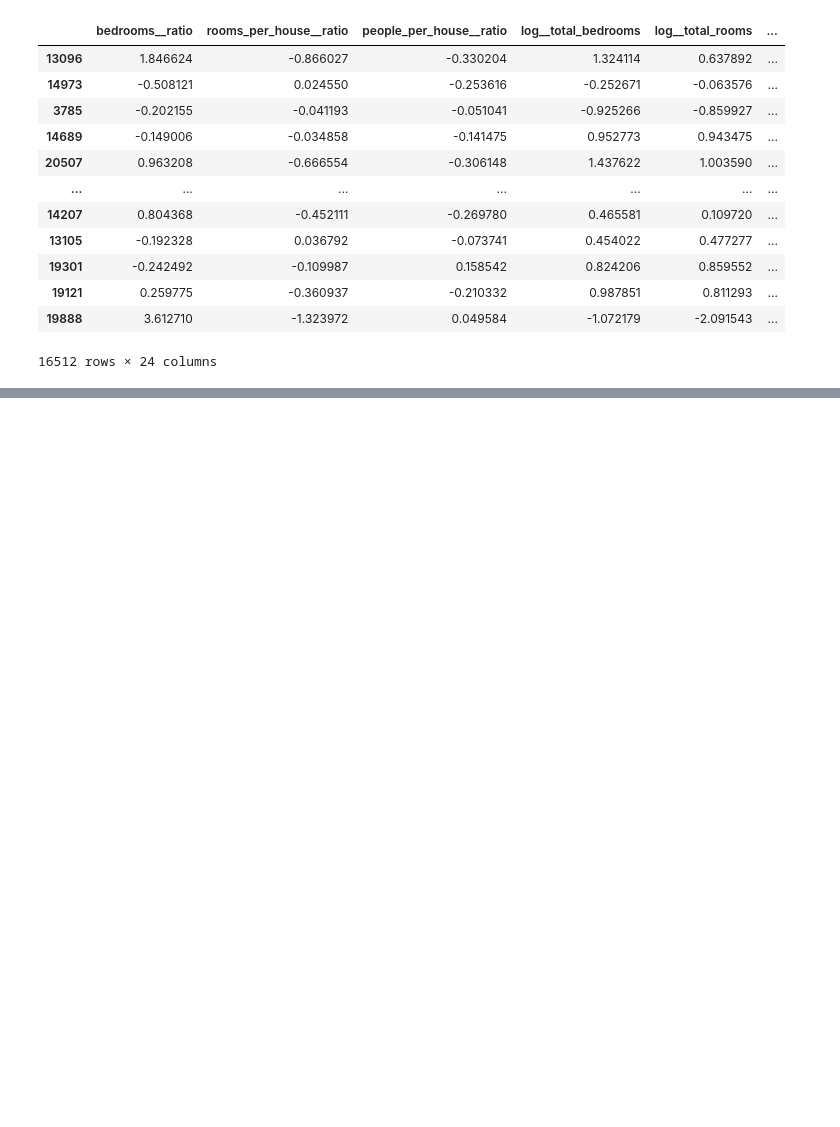
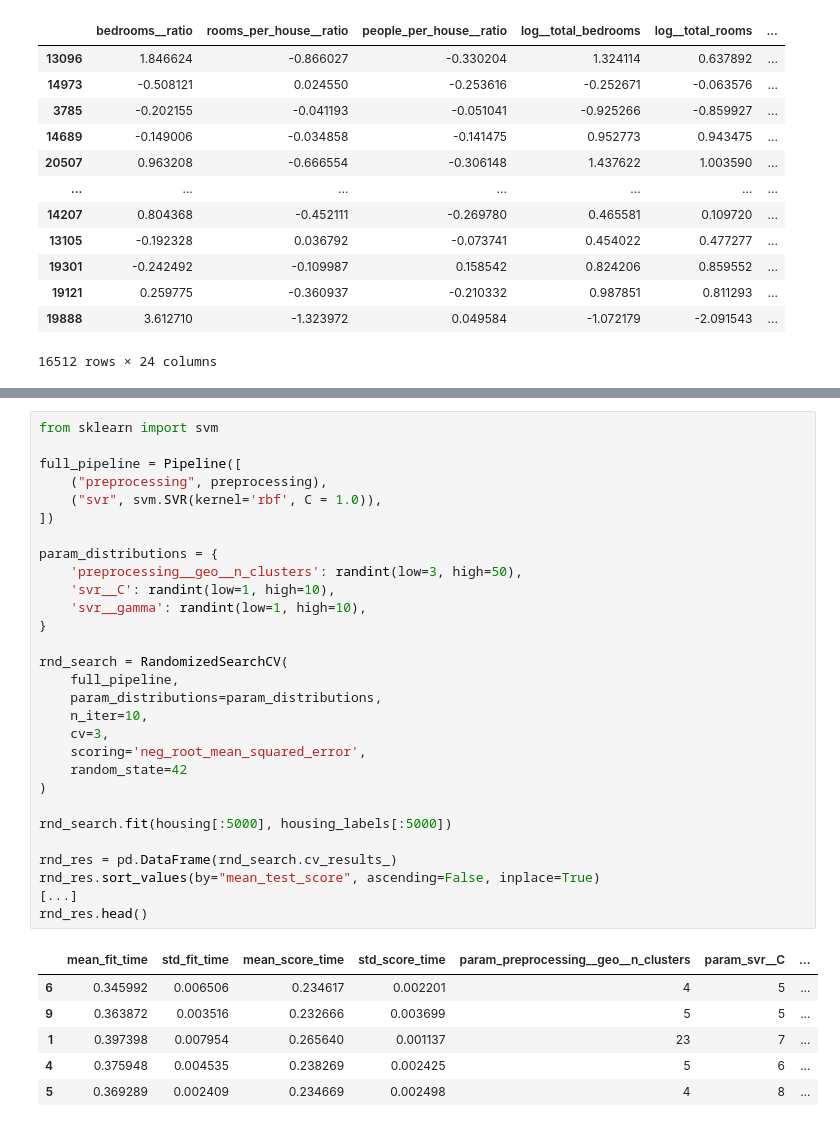
Before and after one commit to be-ayush/ai-ml-learning, a Jupyter notebook: HOML/HOML3_Chapter2_E2E_Machine_Learning_Project.ipynb, the cells around one changed output, grey strips where cells are left out. Saved outputs shown, nothing was run; the diff lists cells and outputs as text; blank space fills up the shorter version.

```diff
--- a/HOML/HOML3_Chapter2_E2E_Machine_Learning_Project.ipynb
+++ b/HOML/HOML3_Chapter2_E2E_Machine_Learning_Project.ipynb
@@ -623,0 +939,36 @@ housing_prepared_df
+# %%
+from sklearn import svm
+
+full_pipeline = Pipeline([
+    ("preprocessing", preprocessing),
+    ("svr", svm.SVR(kernel='rbf', C = 1.0)),
+])
+
+param_distributions = {
+    'preprocessing__geo__n_clusters': randint(low=3, high=50),
+    'svr__C': randint(low=1, high=10),
+    'svr__gamma': randint(low=1, high=10),
+}
+
+rnd_search = RandomizedSearchCV(
+    full_pipeline,
+    param_distributions=param_distributions,
+    n_iter=10,
+    cv=3,
+    scoring='neg_root_mean_squared_error',
+    random_state=42
+)
+
+rnd_search.fit(housing[:5000], housing_labels[:5000])
+
+rnd_res = pd.DataFrame(rnd_search.cv_results_)
+rnd_res.sort_values(by="mean_test_score", ascending=False, inplace=True)
+[...]
+rnd_res.head()
+# %% [output]
+|  | mean_fit_time | std_fit_time | mean_score_time | std_score_time | param_preprocessing__geo__n_clusters | param_svr__C | ... |
+| 6 | 0.345992 | 0.006506 | 0.234617 | 0.002201 | 4 | 5 | ... |
+| 9 | 0.363872 | 0.003516 | 0.232666 | 0.003699 | 5 | 5 | ... |
+| 1 | 0.397398 | 0.007954 | 0.265640 | 0.001137 | 23 | 7 | ... |
+| 4 | 0.375948 | 0.004535 | 0.238269 | 0.002425 | 5 | 6 | ... |
+| 5 | 0.369289 | 0.002409 | 0.234669 | 0.002498 | 4 | 8 | ... |
```
Also changed, not shown: parts of 24 cells of this notebook.
